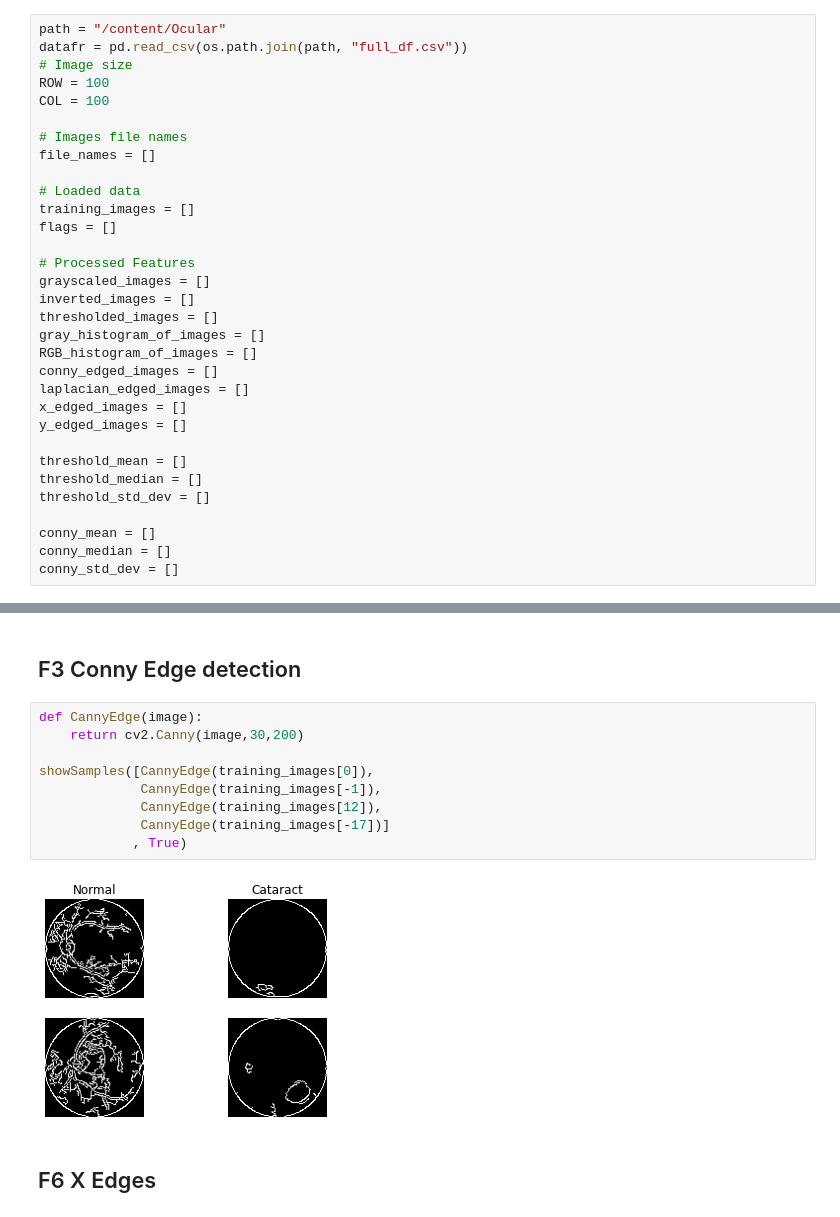
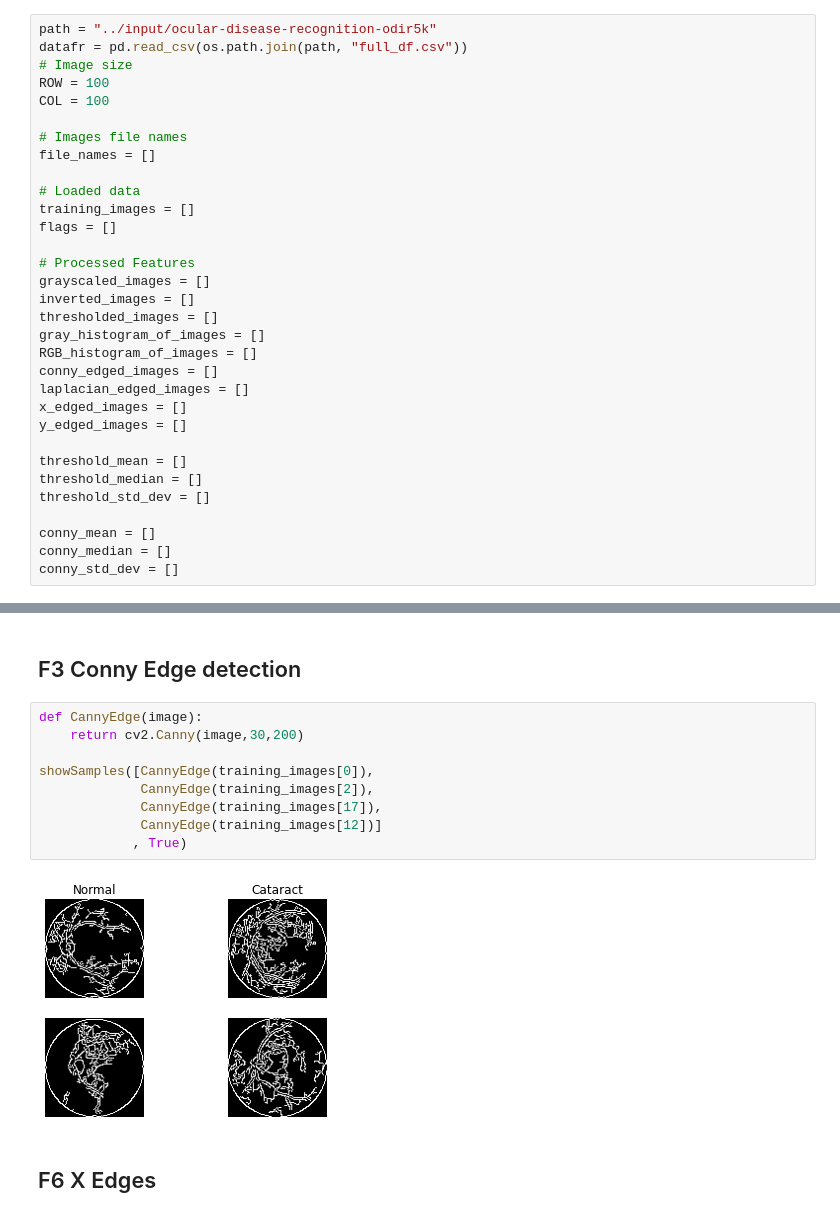
Before and after one commit to Shrey-Viradiya/Ocular-Disease-Recognition, a Jupyter notebook: ocular-disease-recognition-fivp-project_draft_prefianl.ipynb, the cells around one changed output, grey strips where cells are left out. Cells and saved outputs as stored; diff of their text form.

```diff
--- a/ocular-disease-recognition-fivp-project_draft_prefianl.ipynb
+++ b/ocular-disease-recognition-fivp-project_draft_prefianl.ipynb
@@ -34,7 +25,7 @@ from keras.utils import to_categorical
 # %% [markdown]
 # Enviroment variables
 # %%
-path = "/content/Ocular"
+path = "../input/ocular-disease-recognition-odir5k"
 datafr = pd.read_csv(os.path.join(path, "full_df.csv"))
 # Image size
 ROW = 100
@@ -240,14 +226,14 @@ showSamples([RGB_histogram(training_images[0]),
 # %%
 def CannyEdge(image):
     return cv2.Canny(image,30,200)
 
 showSamples([CannyEdge(training_images[0]),
-             CannyEdge(training_images[-1]),
-             CannyEdge(training_images[12]),
-             CannyEdge(training_images[-17])]
+             CannyEdge(training_images[2]),
+             CannyEdge(training_images[17]),
+             CannyEdge(training_images[12])]
             , True)
 # %% [output]
-[figure, old version]
+[figure, new version]
 # %% [markdown]
 ## F6 X Edges
 # %%
```
Also changed, not shown: parts of 19 cells of this notebook.
